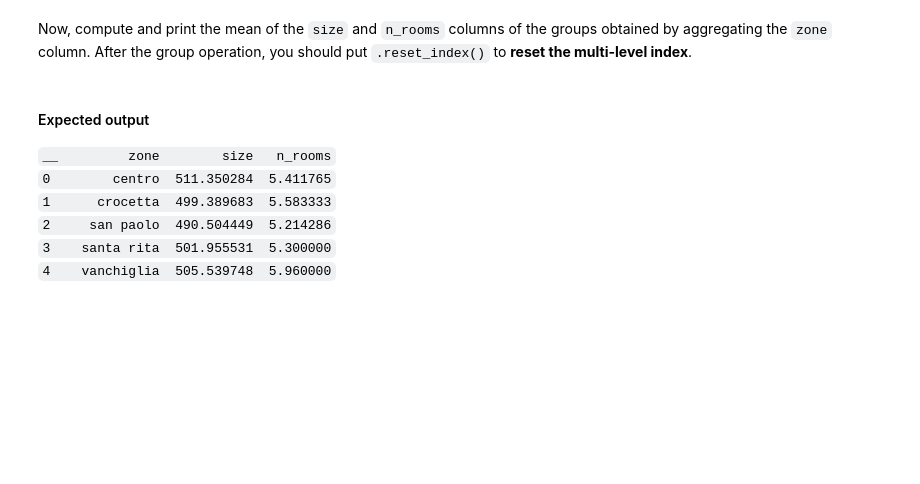
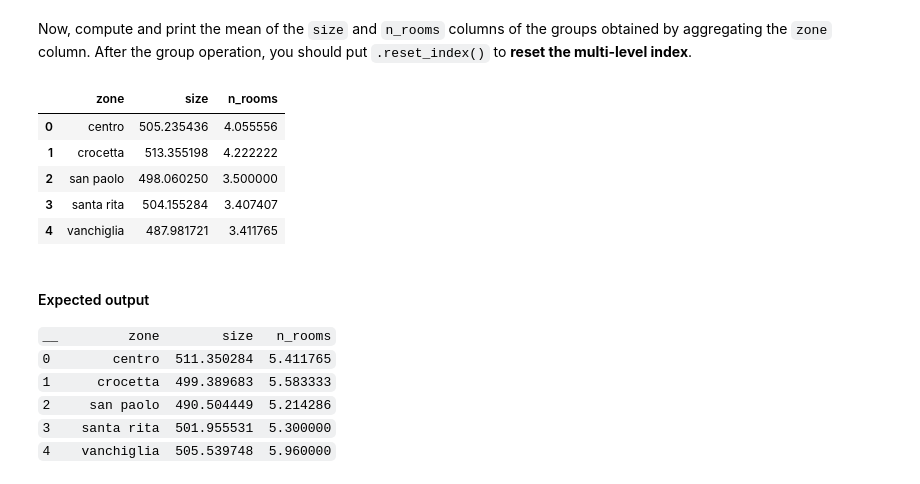
Before and after one commit to doroteaMonaco/LLM_basics, a Jupyter notebook: Machine Learnig Course/Lab4_Pandas/Lab4_Pandas.ipynb, the cells around one changed output. Saved outputs shown, nothing was run; the diff lists cells and outputs as text; code cells hidden in the pictures; blank space fills up the shorter version.

````diff
--- a/Machine Learnig Course/Lab4_Pandas/Lab4_Pandas.ipynb
+++ b/Machine Learnig Course/Lab4_Pandas/Lab4_Pandas.ipynb
@@ -594,8 +733,15 @@ df.head(10)
 Now, compute and print the mean of the `size` and `n_rooms` columns of the groups obtained by aggregating the `zone` column. After the group operation, you should put `.reset_index()` to **reset the multi-level index**.
 # %%
 #### START CODE HERE (~1 line) ####
-
+df.groupby(["zone"]).mean().reset_index()
 #### END CODE HERE ####
+# %% [output]
+|  | zone | size | n_rooms |
+| 0 | centro | 505.235436 | 4.055556 |
+| 1 | crocetta | 513.355198 | 4.222222 |
+| 2 | san paolo | 498.060250 | 3.500000 |
+| 3 | santa rita | 504.155284 | 3.407407 |
+| 4 | vanchiglia | 487.981721 | 3.411765 |
 # %% [markdown]
 #### Expected output
 ```__         zone        size   n_rooms```<br>
````
Also changed, not shown: parts of 27 cells of this notebook.
